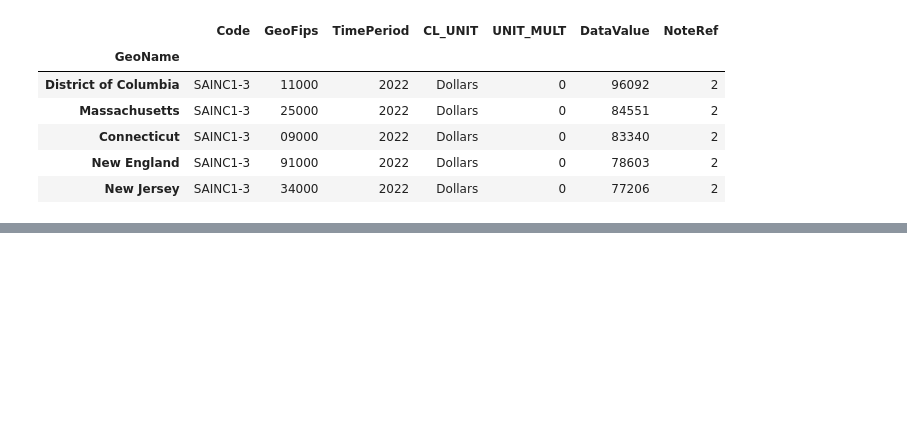
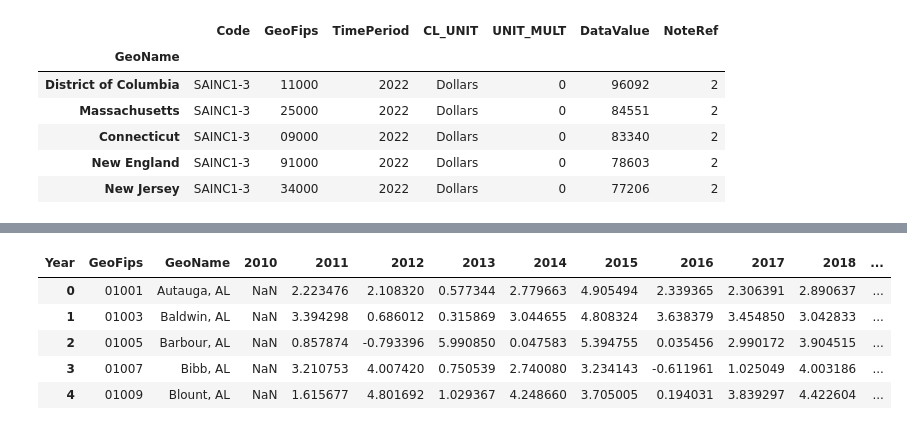
Before and after one commit to dfquinn23/Project_1, a Jupyter notebook: BEA/BEA.ipynb, the cells around one changed output, grey strips where cells are left out. Saved outputs shown, nothing was run; the diff lists cells and outputs as text; code cells hidden in the pictures; blank space fills up the shorter version.

```diff
--- a/BEA/BEA.ipynb
+++ b/BEA/BEA.ipynb
@@ -31,0 +156,12 @@ df_data.head()
+# %%
+pct_change_df = pivot_merged_df.pct_change(axis='columns') * 100
+pct_change_df = pct_change_df.reset_index()
+pct_change_df.to_csv('./files/data/pct_change.csv', index=False)
+pct_change_df.head()
+# %% [output]
+| Year | GeoFips | GeoName | 2010 | 2011 | 2012 | 2013 | 2014 | 2015 | 2016 | 2017 | 2018 | ... |
+| 0 | 01001 | Autauga, AL | NaN | 2.223476 | 2.108320 | 0.577344 | 2.779663 | 4.905494 | 2.339365 | 2.306391 | 2.890637 | ... |
+| 1 | 01003 | Baldwin, AL | NaN | 3.394298 | 0.686012 | 0.315869 | 3.044655 | 4.808324 | 3.638379 | 3.454850 | 3.042833 | ... |
+| 2 | 01005 | Barbour, AL | NaN | 0.857874 | -0.793396 | 5.990850 | 0.047583 | 5.394755 | 0.035456 | 2.990172 | 3.904515 | ... |
+| 3 | 01007 | Bibb, AL | NaN | 3.210753 | 4.007420 | 0.750539 | 2.740080 | 3.234143 | -0.611961 | 1.025049 | 4.003186 | ... |
+| 4 | 01009 | Blount, AL | NaN | 1.615677 | 4.801692 | 1.029367 | 4.248660 | 3.705005 | 0.194031 | 3.839297 | 4.422604 | ... |
```
Also changed, not shown: parts of 16 cells of this notebook, 7 other files.
